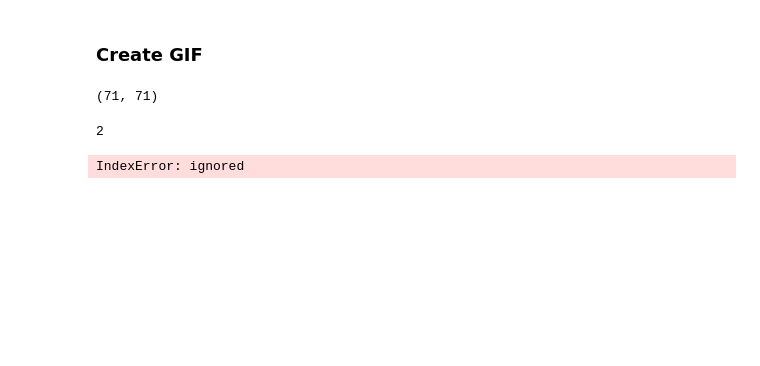
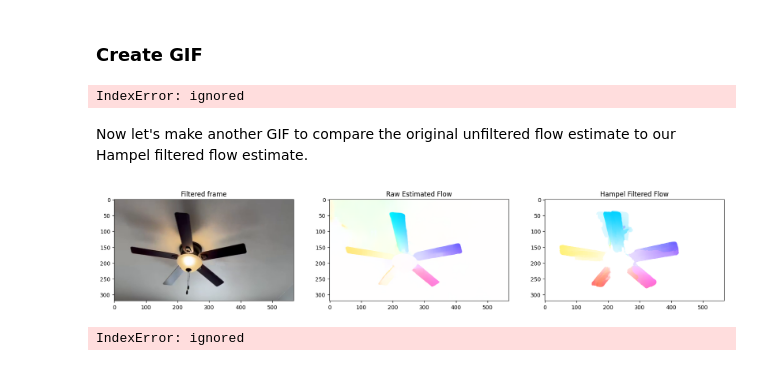
Before and after one commit to itberrios/CV_projects, a Jupyter notebook: RAFT/RAFT_filter.ipynb, the cells around one changed output. Saved outputs shown, nothing was run; the diff lists cells and outputs as text; code cells hidden in the pictures; blank space fills up the shorter version.

```diff
--- a/RAFT/RAFT_filter.ipynb
+++ b/RAFT/RAFT_filter.ipynb
@@ -589,11 +569,3 @@ ax[2].set_title('Hampel Filtered Flow');
 # %% [markdown]
 ### Create GIF
-# %%
-len(hampel_filtered_flows), len(flow_frames) - n
-# %% [output]
-(71, 71)
-# %%
-loc
-# %% [output]
-2
 # %%
@@ -634,3 +605,55 @@ gif_path = 'flow_3.gif'
 pil_images = [Image.open(im_path) for im_path in gif_frame_paths]
 pil_images[0].save(gif_path, format='GIF', append_images=pil_images,
                       save_all=True, duration=50, loop=0)
+# %% [markdown]
+Now let's make another GIF to compare the original unfiltered flow estimate to our Hampel filtered flow estimate.
+# %%
+# filter results
+idx = 50
+thresh = 3
+
+frame = cv2.cvtColor(cv2.imread(frame_paths[idx]), cv2.COLOR_BGR2RGB)
+
+un_flow = unfiltered_flow_frames[idx].clone()
+
+
+filtered_flow = hampel_filtered_flows[idx - loc].clone()
+filtered_flow[torch.abs(filtered_flow) < thresh] = 0
+
+fig, ax = plt.subplots(1, 3, figsize=(20,10))
+
+ax[0].imshow(frame)
+ax[0].set_title('Filtered frame')
+ax[1].imshow(get_viz(un_flow))
+ax[1].set_title('Raw Estimated Flow')
+ax[2].imshow(get_viz(filtered_flow.unsqueeze(0)))
+ax[2].set_title('Hampel Filtered Flow');
+# %% [output]
+[figure, added]
+# %%
+thresh = 3
+
+for i in range(n, len(flow_frames)):
+
+    og_frame = cv2.cvtColor(cv2.imread(frame_paths[i]), cv2.COLOR_BGR2RGB)
+    frame = cv2.cvtColor(og_frame, cv2.COLOR_RGB2GRAY)
+    frame = filter_image(frame, iters=2)
+
+    un_flow = unfiltered_flow_frames[idx].clone()
+
+    filtered_flow = hampel_filtered_flows[i - loc].clone()
+    filtered_flow[torch.abs(filtered_flow) < thresh] = 0
+
+    fig, ax = plt.subplots(1, 3, figsize=(20,10))
+
+    ax[0].imshow(frame)
+    ax[0].set_title('Filtered frame')
+    ax[1].imshow(get_viz(un_flow))
+    ax[1].set_title('Spatially Filtered Flow')
+    ax[2].imshow(get_viz(filtered_flow.unsqueeze(0)))
+    ax[2].set_title('Hampel Filtered Flow');
+
+    fig.savefig(f"flow_gif_{i}_3.jpg");
+    plt.close();
+# %% [output]
+IndexError: ignored
```
Also changed, not shown: parts of 17 cells of this notebook.
